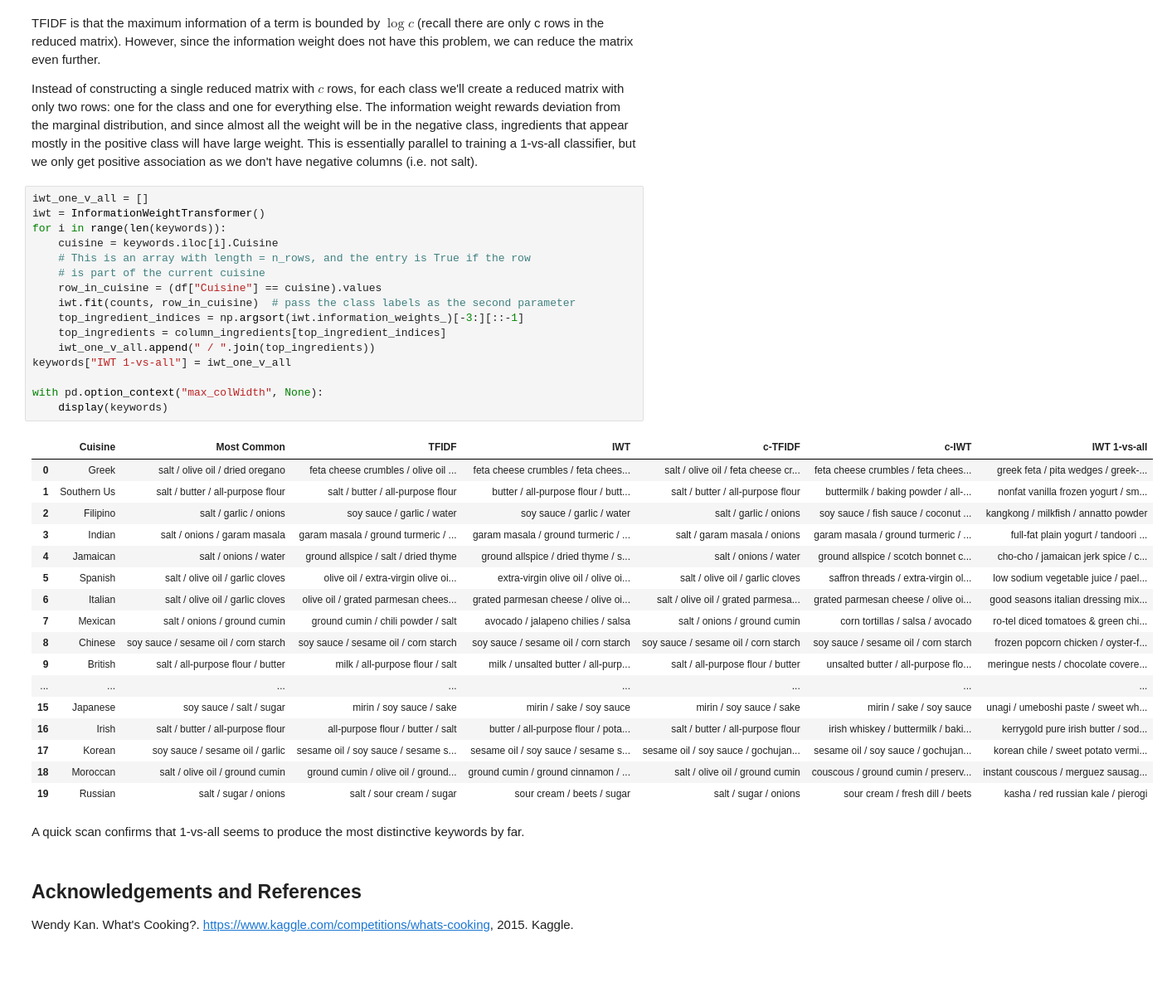
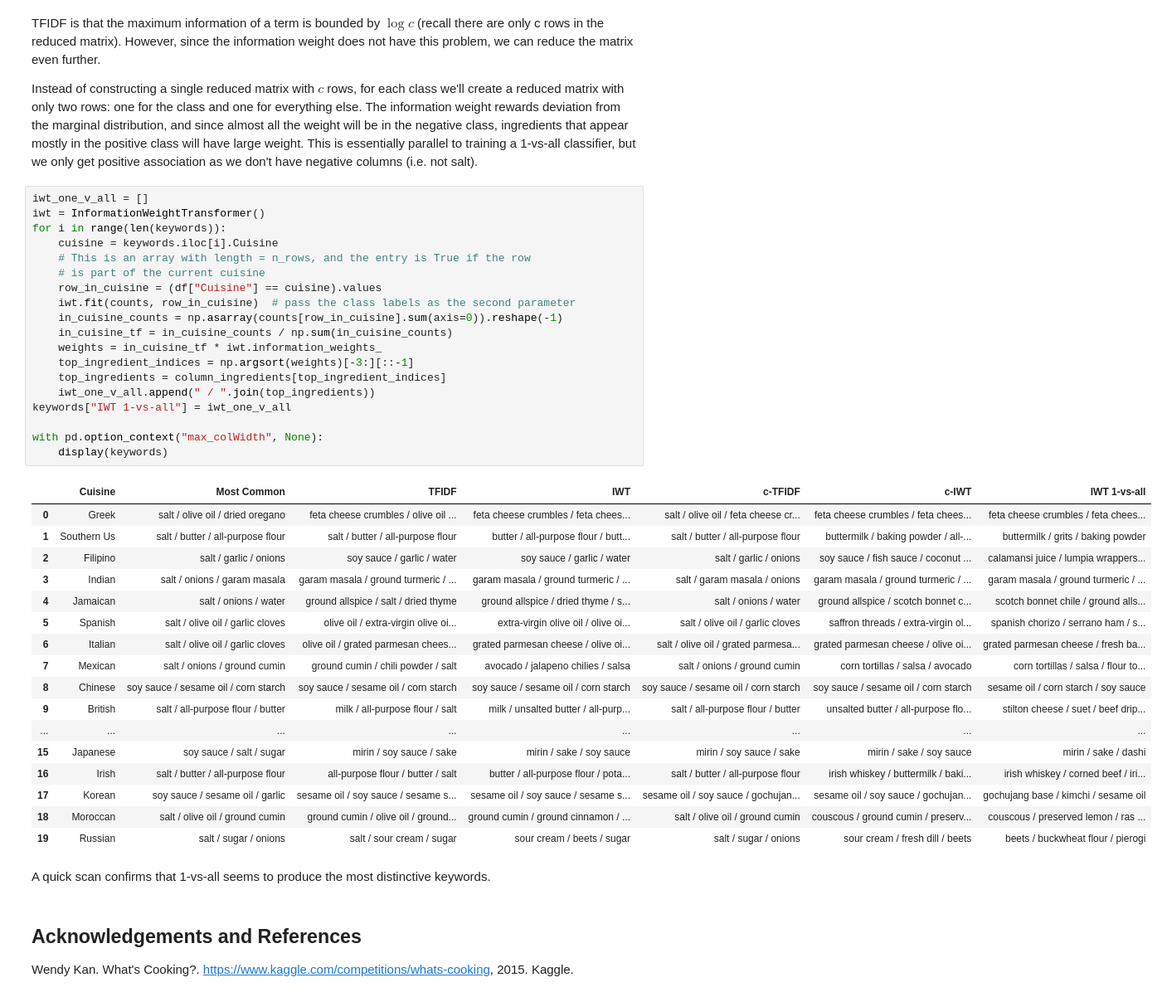
Before and after one commit to ryandewolfe33/infoweight, a Jupyter notebook: docs/recipes.ipynb, the cells around one changed output. Shown at 83% size. Drawn from its saved outputs; the diff is of its cells as text; blank space fills up the shorter version.

```diff
--- a/docs/recipes.ipynb
+++ b/docs/recipes.ipynb
@@ -215,39 +215,42 @@ This is essentially parallel to training a 1-vs-all classifier, but we only get
 # %%
 iwt_one_v_all = []
 iwt = InformationWeightTransformer()
 for i in range(len(keywords)):
     cuisine = keywords.iloc[i].Cuisine
     # This is an array with length = n_rows, and the entry is True if the row
     # is part of the current cuisine
     row_in_cuisine = (df["Cuisine"] == cuisine).values
     iwt.fit(counts, row_in_cuisine)  # pass the class labels as the second parameter
-    top_ingredient_indices = np.argsort(iwt.information_weights_)[-3:][::-1]
+    in_cuisine_counts = np.asarray(counts[row_in_cuisine].sum(axis=0)).reshape(-1)
+    in_cuisine_tf = in_cuisine_counts / np.sum(in_cuisine_counts)
+    weights = in_cuisine_tf * iwt.information_weights_
+    top_ingredient_indices = np.argsort(weights)[-3:][::-1]
     top_ingredients = column_ingredients[top_ingredient_indices]
     iwt_one_v_all.append(" / ".join(top_ingredients))
 keywords["IWT 1-vs-all"] = iwt_one_v_all
 
 with pd.option_context("max_colWidth", None):
     display(keywords)
 # %% [output]
 |  | Cuisine | Most Common | TFIDF | IWT | c-TFIDF | c-IWT | IWT 1-vs-all |
-| 0 | Greek | salt / olive oil / dried oregano | feta cheese crumbles / olive oil ... | feta cheese crumbles / feta chees... | salt / olive oil / feta cheese cr... | feta cheese crumbles / feta chees... | greek feta / pita wedges / greek-... |
-| 1 | Southern Us | salt / butter / all-purpose flour | salt / butter / all-purpose flour | butter / all-purpose flour / butt... | salt / butter / all-purpose flour | buttermilk / baking powder / all-... | nonfat vanilla frozen yogurt / sm... |
-| 2 | Filipino | salt / garlic / onions | soy sauce / garlic / water | soy sauce / garlic / water | salt / garlic / onions | soy sauce / fish sauce / coconut ... | kangkong / milkfish / annatto powder |
-| 3 | Indian | salt / onions / garam masala | garam masala / ground turmeric / ... | garam masala / ground turmeric / ... | salt / garam masala / onions | garam masala / ground turmeric / ... | full-fat plain yogurt / tandoori ... |
-| 4 | Jamaican | salt / onions / water | ground allspice / salt / dried thyme | ground allspice / dried thyme / s... | salt / onions / water | ground allspice / scotch bonnet c... | cho-cho / jamaican jerk spice / c... |
-| 5 | Spanish | salt / olive oil / garlic cloves | olive oil / extra-virgin olive oi... | extra-virgin olive oil / olive oi... | salt / olive oil / garlic cloves | saffron threads / extra-virgin ol... | low sodium vegetable juice / pael... |
-| 6 | Italian | salt / olive oil / garlic cloves | olive oil / grated parmesan chees... | grated parmesan cheese / olive oi... | salt / olive oil / grated parmesa... | grated parmesan cheese / olive oi... | good seasons italian dressing mix... |
-| 7 | Mexican | salt / onions / ground cumin | ground cumin / chili powder / salt | avocado / jalapeno chilies / salsa | salt / onions / ground cumin | corn tortillas / salsa / avocado | ro-tel diced tomatoes & green chi... |
-| 8 | Chinese | soy sauce / sesame oil / corn starch | soy sauce / sesame oil / corn starch | soy sauce / sesame oil / corn starch | soy sauce / sesame oil / corn starch | soy sauce / sesame oil / corn starch | frozen popcorn chicken / oyster-f... |
-| 9 | British | salt / all-purpose flour / butter | milk / all-purpose flour / salt | milk / unsalted butter / all-purp... | salt / all-purpose flour / butter | unsalted butter / all-purpose flo... | meringue nests / chocolate covere... |
+| 0 | Greek | salt / olive oil / dried oregano | feta cheese crumbles / olive oil ... | feta cheese crumbles / feta chees... | salt / olive oil / feta cheese cr... | feta cheese crumbles / feta chees... | feta cheese crumbles / feta chees... |
+| 1 | Southern Us | salt / butter / all-purpose flour | salt / butter / all-purpose flour | butter / all-purpose flour / butt... | salt / butter / all-purpose flour | buttermilk / baking powder / all-... | buttermilk / grits / baking powder |
+| 2 | Filipino | salt / garlic / onions | soy sauce / garlic / water | soy sauce / garlic / water | salt / garlic / onions | soy sauce / fish sauce / coconut ... | calamansi juice / lumpia wrappers... |
+| 3 | Indian | salt / onions / garam masala | garam masala / ground turmeric / ... | garam masala / ground turmeric / ... | salt / garam masala / onions | garam masala / ground turmeric / ... | garam masala / ground turmeric / ... |
+| 4 | Jamaican | salt / onions / water | ground allspice / salt / dried thyme | ground allspice / dried thyme / s... | salt / onions / water | ground allspice / scotch bonnet c... | scotch bonnet chile / ground alls... |
+| 5 | Spanish | salt / olive oil / garlic cloves | olive oil / extra-virgin olive oi... | extra-virgin olive oil / olive oi... | salt / olive oil / garlic cloves | saffron threads / extra-virgin ol... | spanish chorizo / serrano ham / s... |
+| 6 | Italian | salt / olive oil / garlic cloves | olive oil / grated parmesan chees... | grated parmesan cheese / olive oi... | salt / olive oil / grated parmesa... | grated parmesan cheese / olive oi... | grated parmesan cheese / fresh ba... |
+| 7 | Mexican | salt / onions / ground cumin | ground cumin / chili powder / salt | avocado / jalapeno chilies / salsa | salt / onions / ground cumin | corn tortillas / salsa / avocado | corn tortillas / salsa / flour to... |
+| 8 | Chinese | soy sauce / sesame oil / corn starch | soy sauce / sesame oil / corn starch | soy sauce / sesame oil / corn starch | soy sauce / sesame oil / corn starch | soy sauce / sesame oil / corn starch | sesame oil / corn starch / soy sauce |
+| 9 | British | salt / all-purpose flour / butter | milk / all-purpose flour / salt | milk / unsalted butter / all-purp... | salt / all-purpose flour / butter | unsalted butter / all-purpose flo... | stilton cheese / suet / beef drip... |
 | ... | ... | ... | ... | ... | ... | ... | ... |
-| 15 | Japanese | soy sauce / salt / sugar | mirin / soy sauce / sake | mirin / sake / soy sauce | mirin / soy sauce / sake | mirin / sake / soy sauce | unagi / umeboshi paste / sweet wh... |
-| 16 | Irish | salt / butter / all-purpose flour | all-purpose flour / butter / salt | butter / all-purpose flour / pota... | salt / butter / all-purpose flour | irish whiskey / buttermilk / baki... | kerrygold pure irish butter / sod... |
-| 17 | Korean | soy sauce / sesame oil / garlic | sesame oil / soy sauce / sesame s... | sesame oil / soy sauce / sesame s... | sesame oil / soy sauce / gochujan... | sesame oil / soy sauce / gochujan... | korean chile / sweet potato vermi... |
-| 18 | Moroccan | salt / olive oil / ground cumin | ground cumin / olive oil / ground... | ground cumin / ground cinnamon / ... | salt / olive oil / ground cumin | couscous / ground cumin / preserv... | instant couscous / merguez sausag... |
-| 19 | Russian | salt / sugar / onions | salt / sour cream / sugar | sour cream / beets / sugar | salt / sugar / onions | sour cream / fresh dill / beets | kasha / red russian kale / pierogi |
+| 15 | Japanese | soy sauce / salt / sugar | mirin / soy sauce / sake | mirin / sake / soy sauce | mirin / soy sauce / sake | mirin / sake / soy sauce | mirin / sake / dashi |
+| 16 | Irish | salt / butter / all-purpose flour | all-purpose flour / butter / salt | butter / all-purpose flour / pota... | salt / butter / all-purpose flour | irish whiskey / buttermilk / baki... | irish whiskey / corned beef / iri... |
+| 17 | Korean | soy sauce / sesame oil / garlic | sesame oil / soy sauce / sesame s... | sesame oil / soy sauce / sesame s... | sesame oil / soy sauce / gochujan... | sesame oil / soy sauce / gochujan... | gochujang base / kimchi / sesame oil |
+| 18 | Moroccan | salt / olive oil / ground cumin | ground cumin / olive oil / ground... | ground cumin / ground cinnamon / ... | salt / olive oil / ground cumin | couscous / ground cumin / preserv... | couscous / preserved lemon / ras ... |
+| 19 | Russian | salt / sugar / onions | salt / sour cream / sugar | sour cream / beets / sugar | salt / sugar / onions | sour cream / fresh dill / beets | beets / buckwheat flour / pierogi |
 # %% [markdown]
-A quick scan confirms that 1-vs-all seems to produce the most distinctive keywords by far.
+A quick scan confirms that 1-vs-all seems to produce the most distinctive keywords.
 # %% [markdown]
 ## Acknowledgements and References
 
```
Also changed, not shown: 5 other files.
